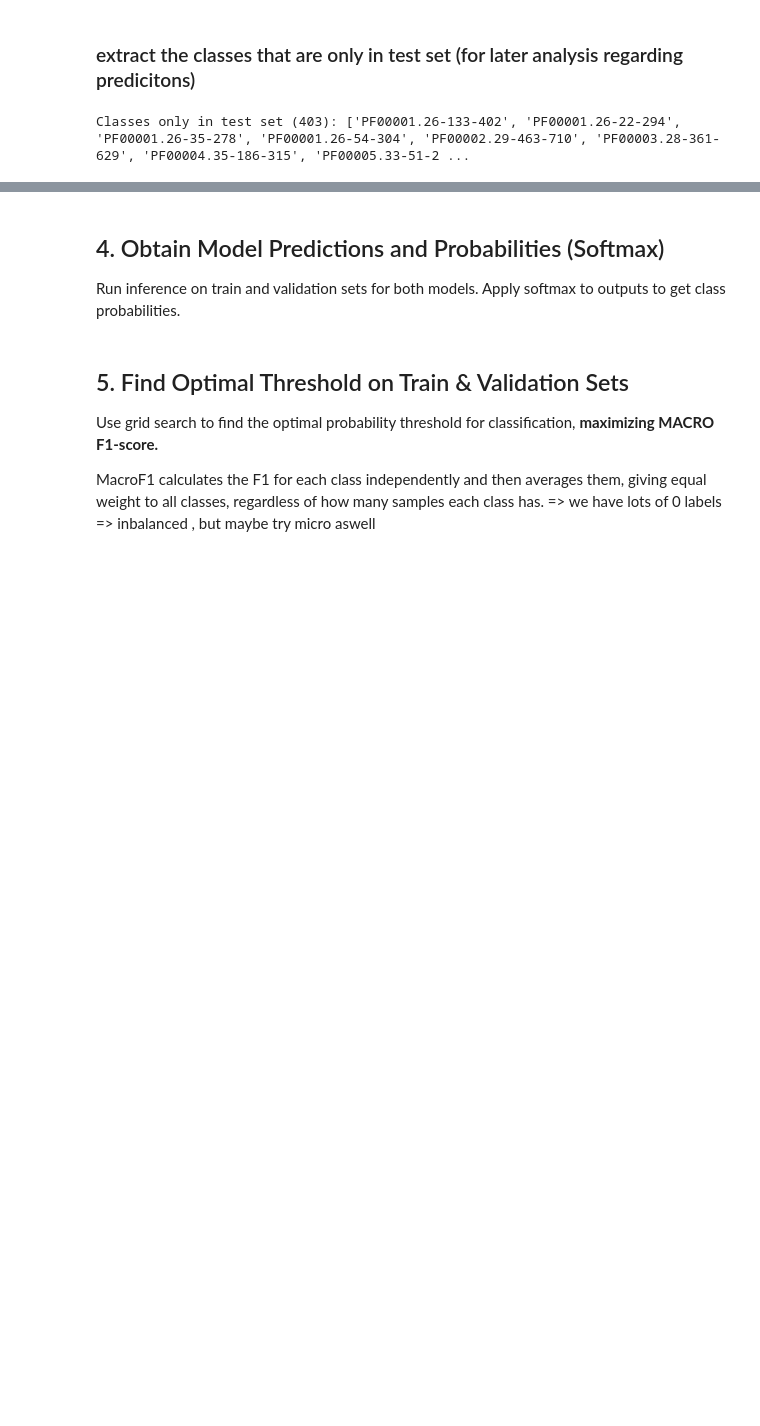
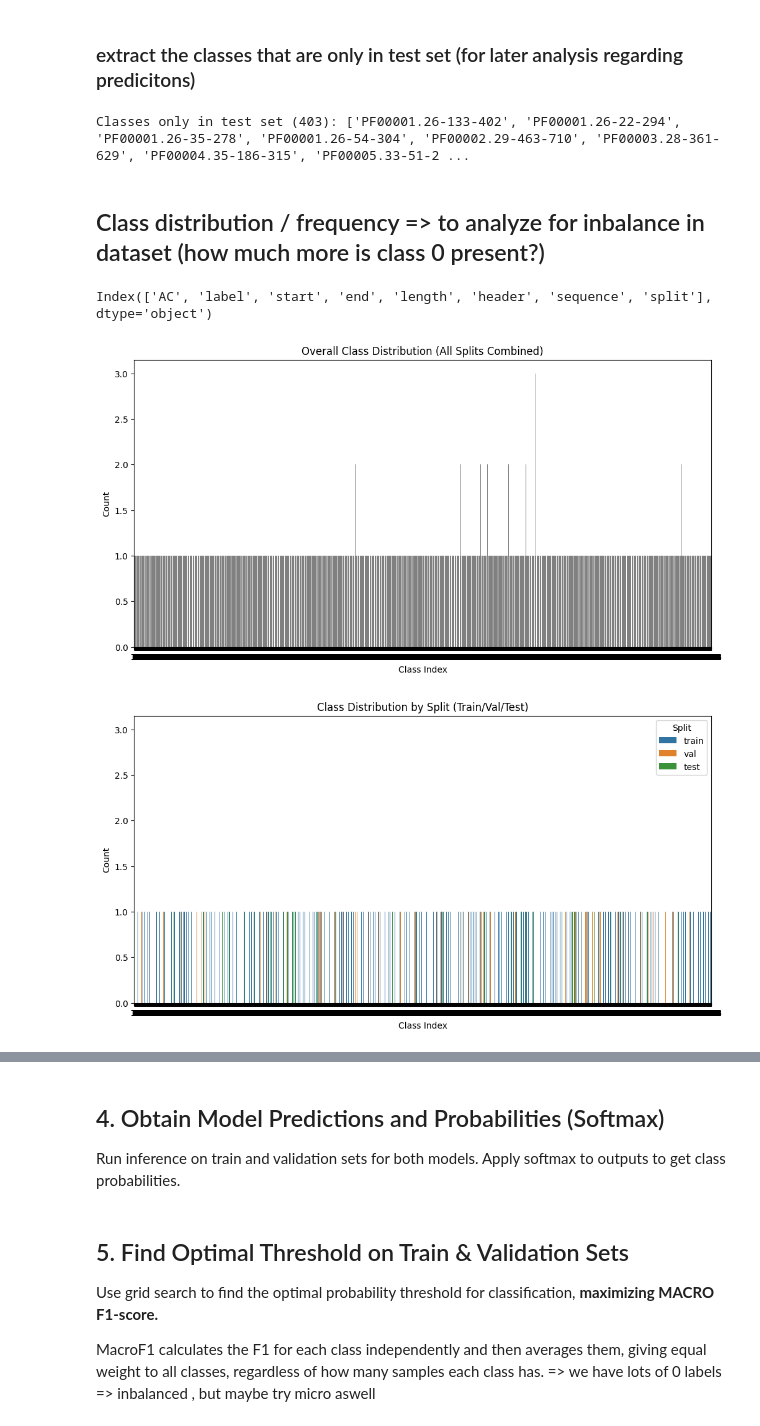
Before and after one commit to TobiasNeumeier/ProteinPrediction, a Jupyter notebook: src/EVAL_ProteinModel_Comparison.ipynb, the cells around one changed output, grey strips where cells are left out. Drawn from its saved outputs; the diff is of its cells as text; code cells hidden in the pictures; blank space fills up the shorter version.

```diff
--- a/src/EVAL_ProteinModel_Comparison.ipynb
+++ b/src/EVAL_ProteinModel_Comparison.ipynb
@@ -219,3 +281,33 @@ labels_only_in_test = labels_test - labels_train - labels_val
 print(f"Classes only in test set ({len(labels_only_in_test)}): {sorted(labels_only_in_test)}")
 # %% [output]
 Classes only in test set (403): ['PF00001.26-133-402', 'PF00001.26-22-294', 'PF00001.26-35-278', 'PF00001.26-54-304', 'PF00002.29-463-710', 'PF00003.28-361-629', 'PF00004.35-186-315', 'PF00005.33-51-2 ...
+# %% [markdown]
+## Class distribution / frequency => to analyze for inbalance in dataset (how much more is class 0 present?)
+# %%
+all_oh_df.columns
+# %% [output]
+Index(['AC', 'label', 'start', 'end', 'length', 'header', 'sequence', 'split'], dtype='object')
+# %%
+# Plot class distribution for all data
+plt.figure(figsize=(12,6))
+sns.countplot(data=all_oh_df, x='label', order=sorted(all_oh_df['label'].unique()), color='gray')
+plt.xlabel('Class Index')
+plt.ylabel('Count')
+plt.title('Overall Class Distribution (All Splits Combined)')
+plt.xticks(ticks=range(len(sorted(all_oh_df['label'].unique()))), labels=range(len(sorted(all_oh_df['label'].unique()))))
+plt.savefig(os.path.join(PLOT_DIR, 'class_distribution_all_oh.png'))
+plt.show()
+
+# Plot class distribution colored by split (train/val/test)
+plt.figure(figsize=(12,6))
+sns.countplot(data=all_oh_df, x='label', hue='split', order=sorted(all_oh_df['label'].unique()))
+plt.xlabel('Class Index')
+plt.ylabel('Count')
+plt.title('Class Distribution by Split (Train/Val/Test)')
+plt.legend(title='Split')
+plt.xticks(ticks=range(len(sorted(all_oh_df['label'].unique()))), labels=range(len(sorted(all_oh_df['label'].unique()))))
+plt.savefig(os.path.join(PLOT_DIR, 'class_distribution_by_split_oh.png'))
+plt.show()
+# %% [output]
+[figure, added]
+[figure, added]
```
Also changed, not shown: parts of 10 cells of this notebook.
